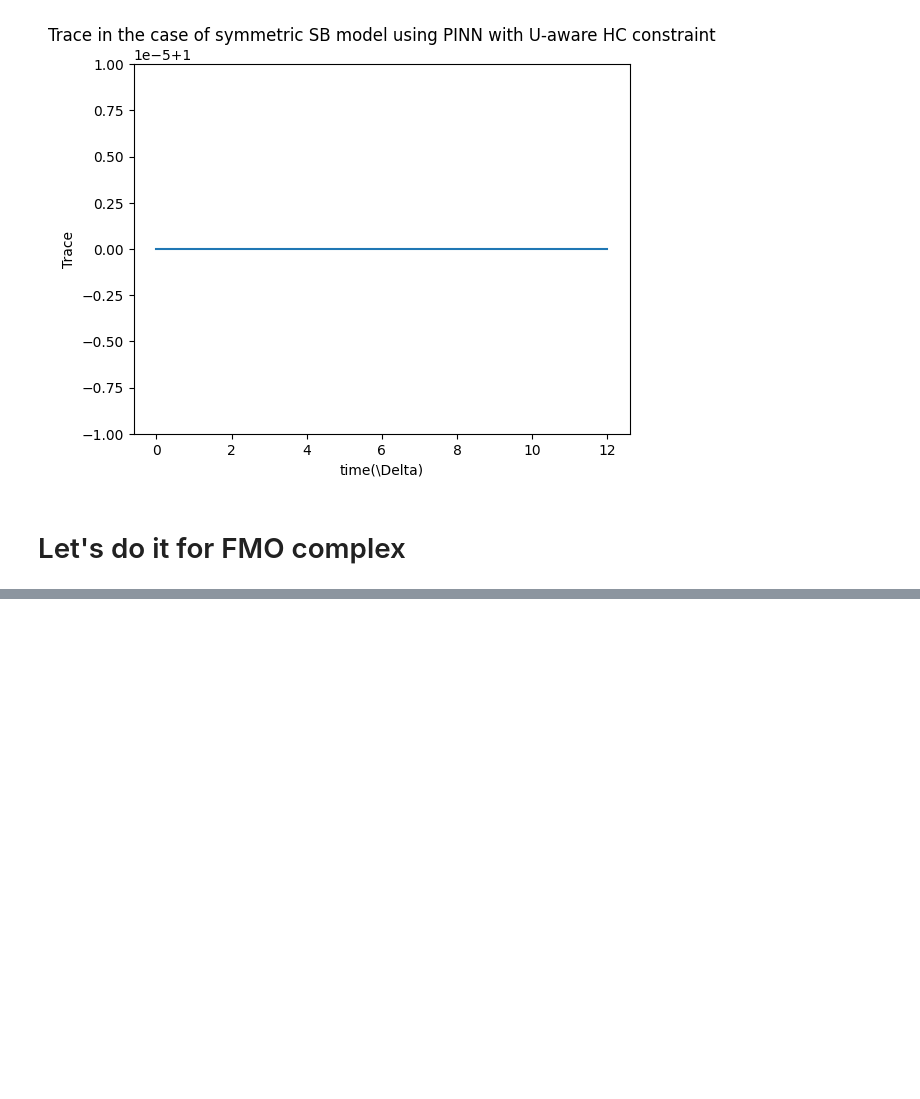
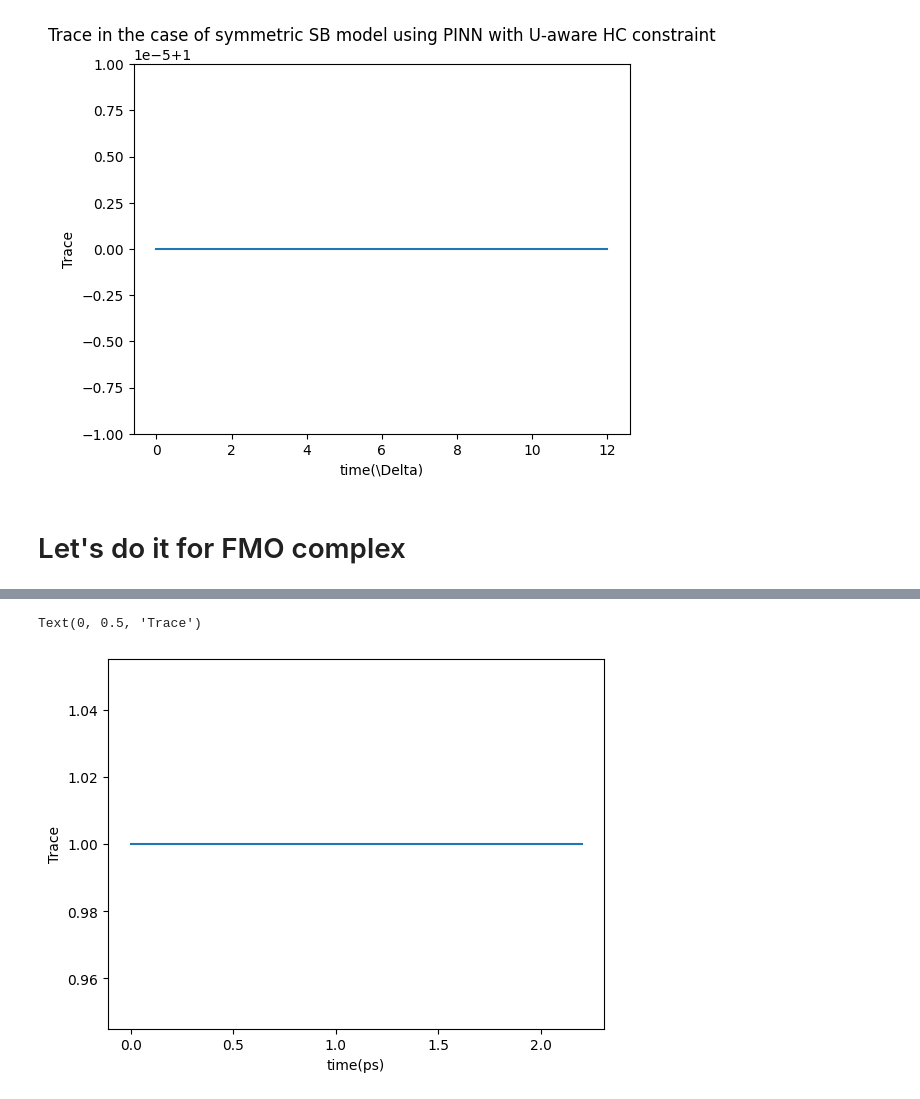
Before and after one commit to Arif-PhyChem/trace_conservation, a Jupyter notebook: hc_pinn.ipynb, the cells around one changed output, grey strips where cells are left out. Saved outputs shown, nothing was run; the diff lists cells and outputs as text; code cells hidden in the pictures; blank space fills up the shorter version.

```diff
--- a/hc_pinn.ipynb
+++ b/hc_pinn.ipynb
@@ -415,6 +487,14 @@ quant_dyn(**param)
 # %%
 # Plot trace vs time
-x = np.load('hc_sb_traj.npy')
-trace = np.real(x[:,1] + x[:,9] + x[:,17] + x[:,25] + x[:,33] + x[:, 41] + x[:,49])
+
+x = np.load('hc_fmo_traj.npy')
+trace = 0.0
+for i in [1, 9, 17, 25, 33, 41, 49]:
+  trace += np.real(x[:,i])
 
 plt.plot(x[:,0], trace)
+plt.xlabel('time(ps)')
+plt.ylabel('Trace')
+# %% [output]
+Text(0, 0.5, 'Trace')
+[figure, added]
```
Also changed, not shown: parts of 10 cells of this notebook.
